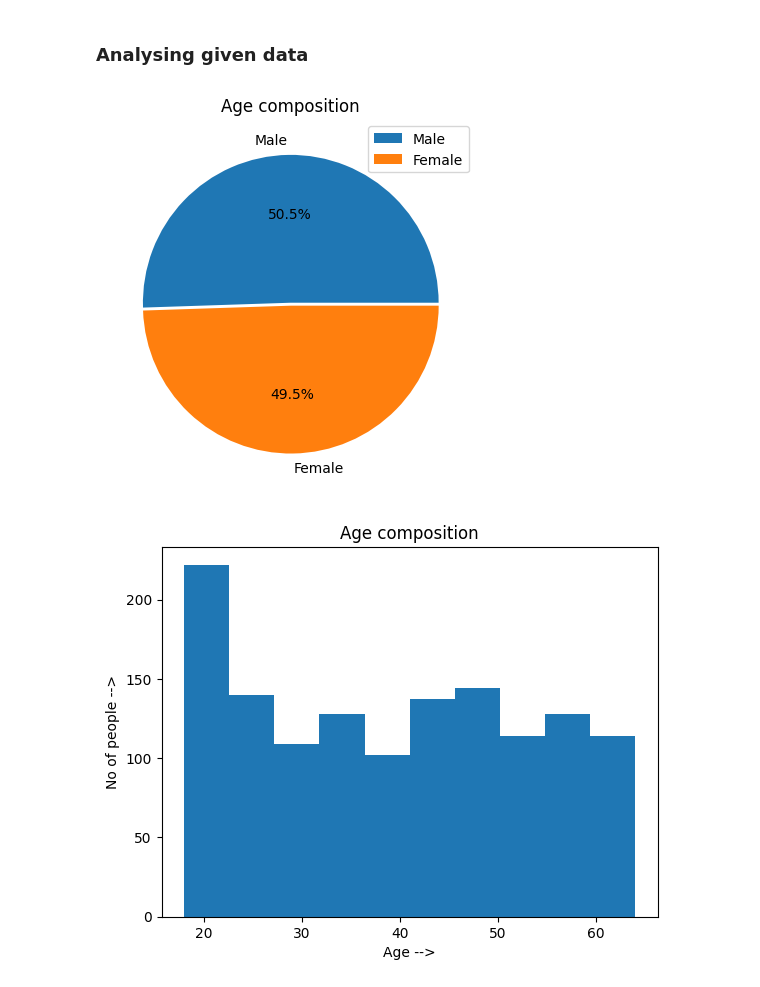
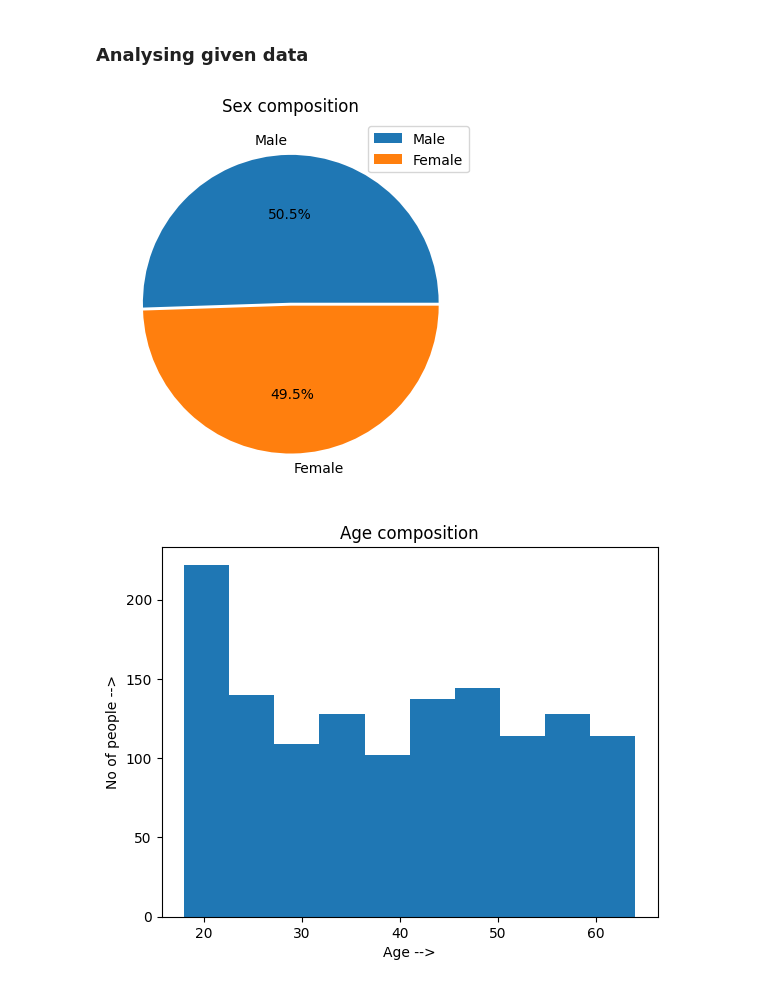
Before and after one commit to rahulsm20/insurance-data, a Jupyter notebook: analysis.ipynb, the cells around one changed output. Cells and saved outputs as stored; diff of their text form; code cells hidden in the pictures.

```diff
--- a/analysis.ipynb
+++ b/analysis.ipynb
@@ -23,13 +23,13 @@ df.head()
 # %%
 female=df.loc[df['sex']=='female'].count()[0]
 male=df.loc[df['sex']=='male'].count()[0]
 pieData=[male,female]
 plt.pie(pieData,autopct='%1.1f%%',labels=['Male','Female'],explode=[0.01,0.01])
-plt.title('Age composition')
+plt.title('Sex composition')
 plt.legend()
 plt.show()
 # %% [output]
-[figure, old version]
+[figure, new version]
 # %%
 plt.hist(df['age'])
 plt.xlabel('Age -->')
```
Also changed, not shown: parts of 5 cells of this notebook, 2 other files.
